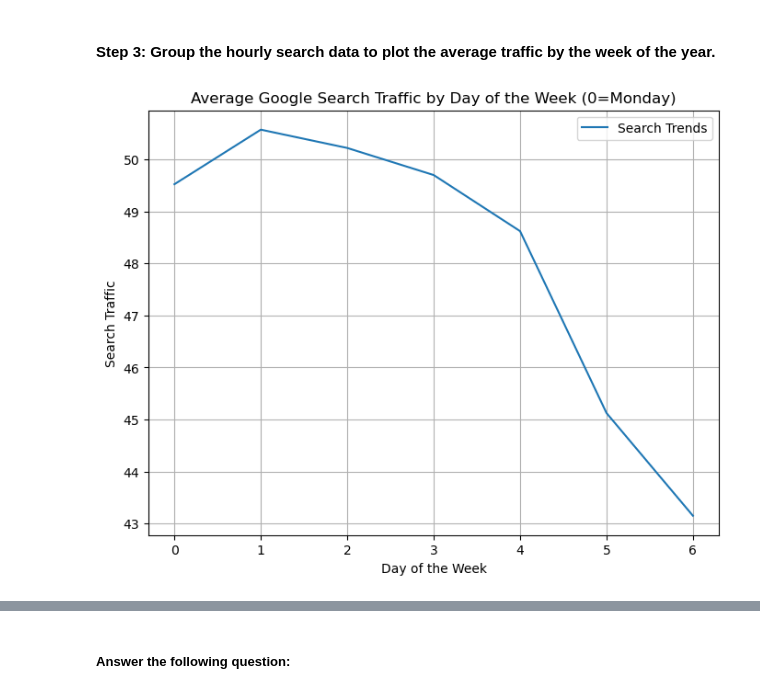
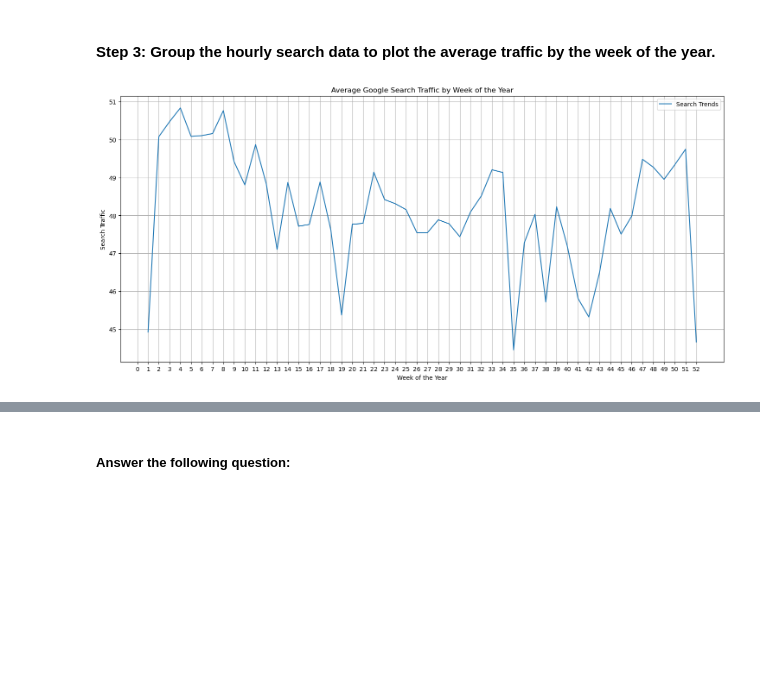
Before and after one commit to silas-ph/prophet-challenge, a Jupyter notebook: forecasting_net_prophet.ipynb, the cells around one changed output, grey strips where cells are left out. Drawn from its saved outputs; the diff is of its cells as text; code cells hidden in the pictures; blank space fills up the shorter version.

```diff
--- a/forecasting_net_prophet.ipynb
+++ b/forecasting_net_prophet.ipynb
@@ -366,16 +341,18 @@ average_day_week_traffic = (
 #### Step 3: Group the hourly search data to plot the average traffic by the week of the year.
 # %%
 # Group the hourly search data to plot the average traffic by the week of the year
-average_day_week_traffic = (
-    df_mercado_trends.groupby(df_mercado_trends.index.dayofweek)
+weeks = [week for week in range(53)]
+average_woy_traffic = (
+    df_mercado_trends.groupby(df_mercado_trends.index.isocalendar().week)# used isocalendar to get the week of the year and remove the warning message.
     .mean()
     .plot(
-        title="Average Google Search Traffic by Day of the Week (0=Monday)",
-        xlabel="Day of the Week",
+        title="Average Google Search Traffic by week of the year",
+        xlabel="Week of the Year",
         ylabel="Search Traffic",
+        xticks=weeks,
         grid=True,
-        figsize=(8, 6),
+        figsize=(18, 8),
     )
 )
 # %% [output]
-[figure, old version]
+[figure, new version]
```
Also changed, not shown: parts of 28 cells of this notebook.
